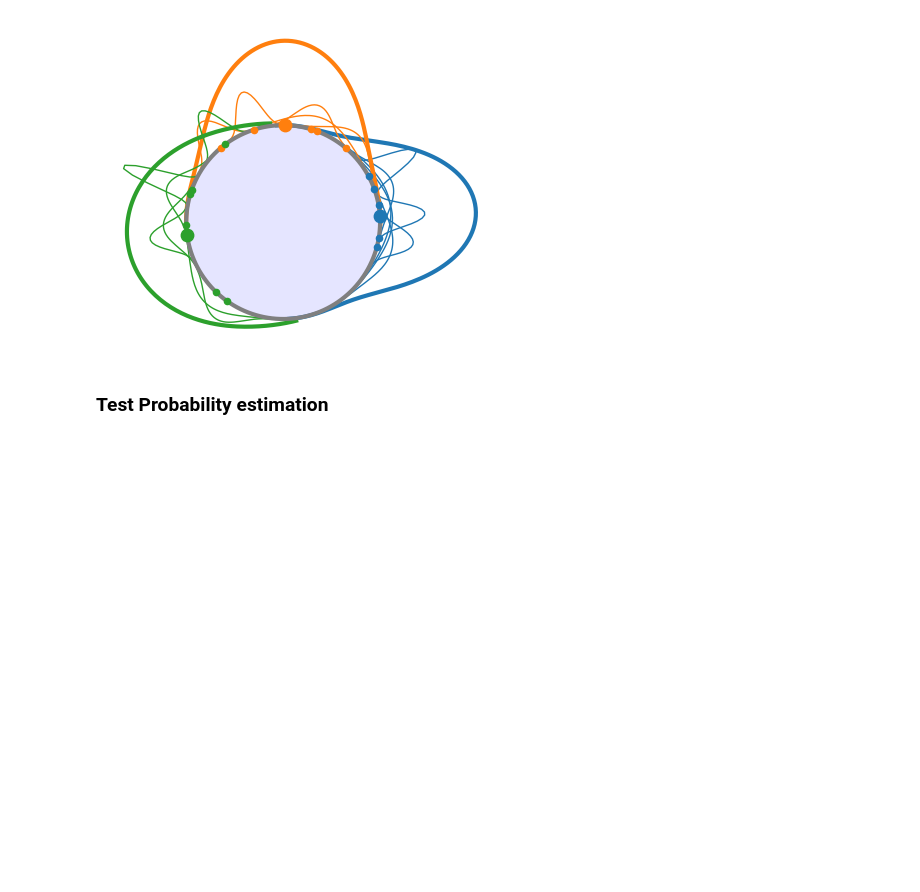
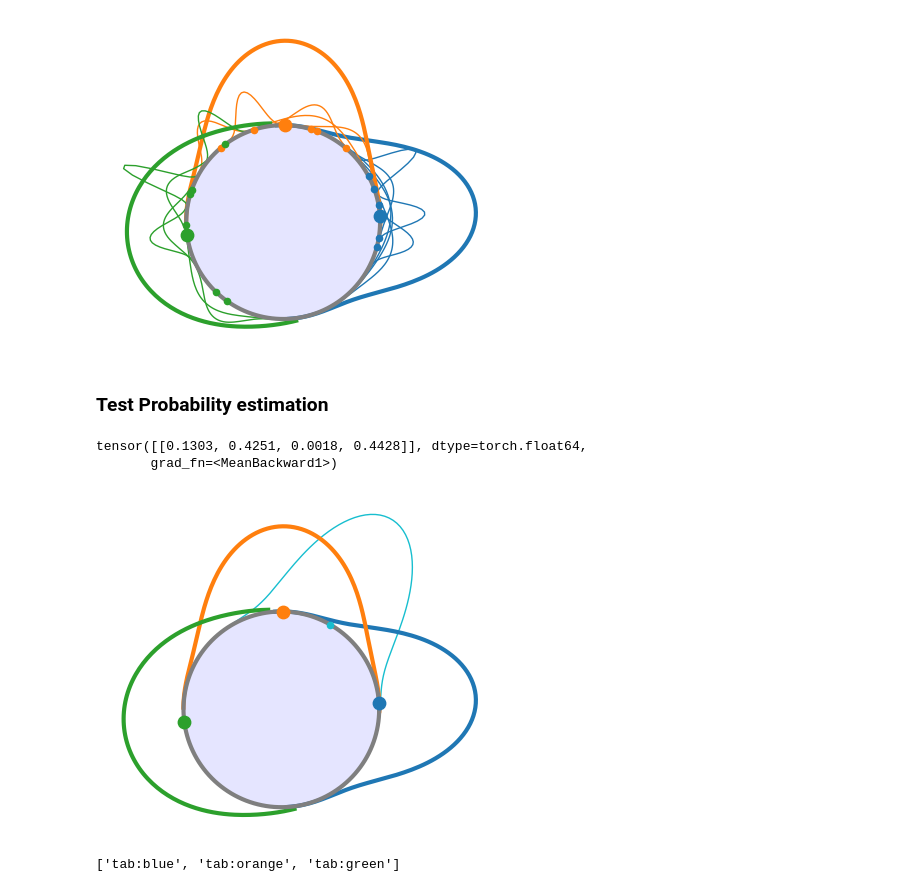
Before and after one commit to vanekek/face_ue, a Jupyter notebook: notebooks/paper_method_plot.ipynb, the cells around one changed output. Saved outputs shown, nothing was run; the diff lists cells and outputs as text; code cells hidden in the pictures; blank space fills up the shorter version.

```diff
--- a/notebooks/paper_method_plot.ipynb
+++ b/notebooks/paper_method_plot.ipynb
@@ -527,3 +527,68 @@ plt.savefig("/app/outputs/images/trained.png", dpi=300, bbox_inches="tight")
 [figure]
 # %% [markdown]
 ### Test Probability estimation
+# %%
+test_angles = np.array([np.pi / 3])
+test_vectors = get_vectors_by_angle(test_angles)
+test_kappa = np.array([[10]])
+M = 100
+mc_prob = MonteCarloPredictiveProb(M=M)
+
+log_probs = mc_prob(
+    test_vectors,
+    test_kappa,
+    gallery_params.gallery_means,
+    gallery_params.gallery_kappas,
+    T,
+)  # [:, :, :-1]
+probs = torch.exp(log_probs)
+mean_probs = torch.mean(probs, axis=1)
+# %%
+mean_probs
+# %% [output]
+tensor([[0.1303, 0.4251, 0.0018, 0.4428]], dtype=torch.float64,
+       grad_fn=<MeanBackward1>)
+# %%
+fontsize = 20
+linewidth = 3
+dot_size = 80
+fig, ax = plt.subplots(figsize=(5, 5))
+draw_circle(ax, linewidth)
+draw_dencity(
+    test_angles[0],
+    test_kappa[0],
+    ax,
+    linewidth=1,
+    color="tab:cyan",
+    range=np.pi / 2,
+    scale=1,
+    draw_center=True,
+    dot_size=20,
+)
+for class_id, (class_mean, kappa) in enumerate(
+    zip(gallery_params.gallery_means, gallery_params.gallery_kappas)
+):
+    color = colors[class_id]
+    class_mean = class_mean.detach().numpy()
+    kappa = kappa.detach().numpy()
+    class_point_angle = np.angle([class_mean[0] + 1j * class_mean[1]])[0]
+    draw_dencity(
+        class_point_angle,
+        kappa,
+        ax,
+        linewidth=3,
+        color=color,
+        range=np.pi / 2,
+        draw_center=True,
+        dot_size=dot_size,
+        type="power",
+    )
+fig.gca().set_aspect("equal")
+fig.show()
+plt.savefig("/app/outputs/images/test.png", dpi=300, bbox_inches="tight")
+# %% [output]
+[figure, added]
+# %%
+colors
+# %% [output]
+['tab:blue', 'tab:orange', 'tab:green']
```
